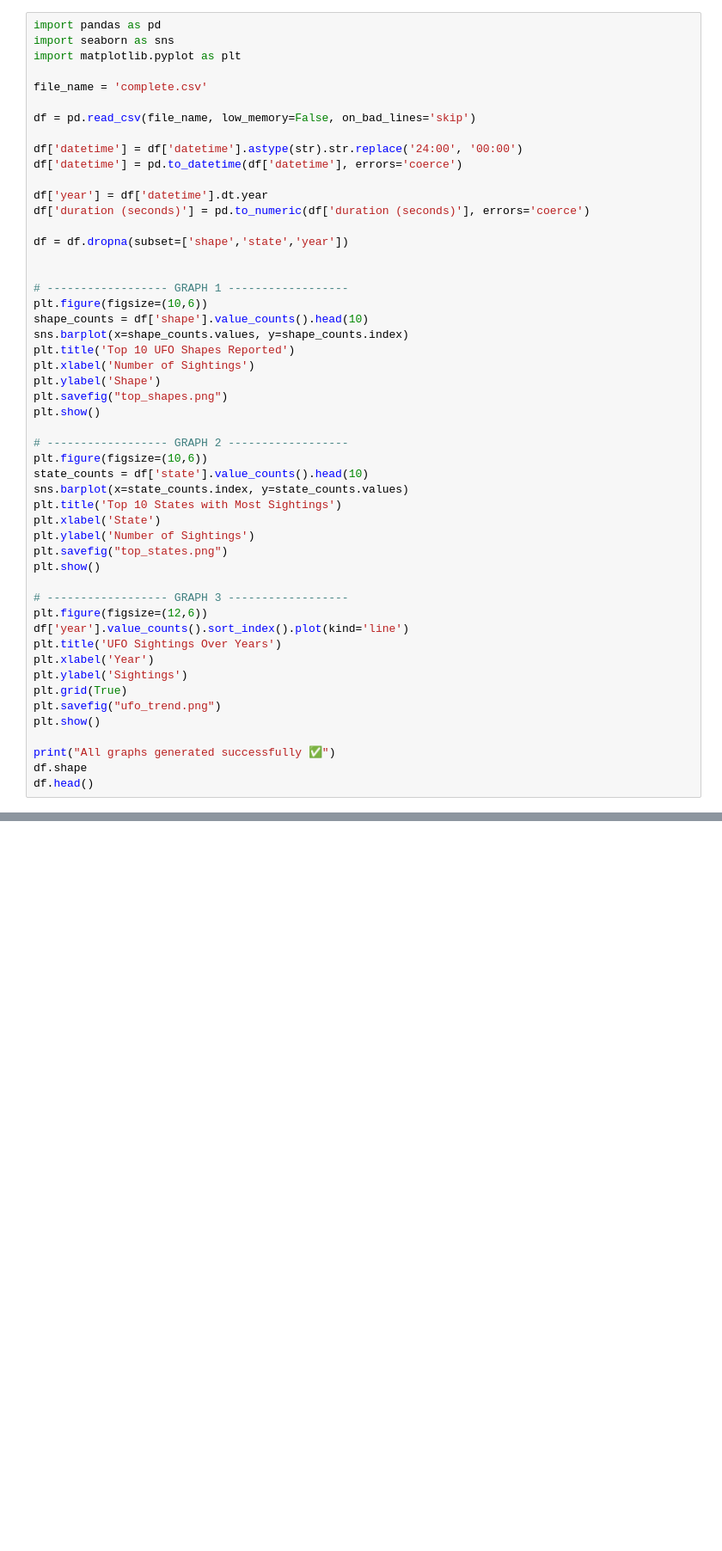
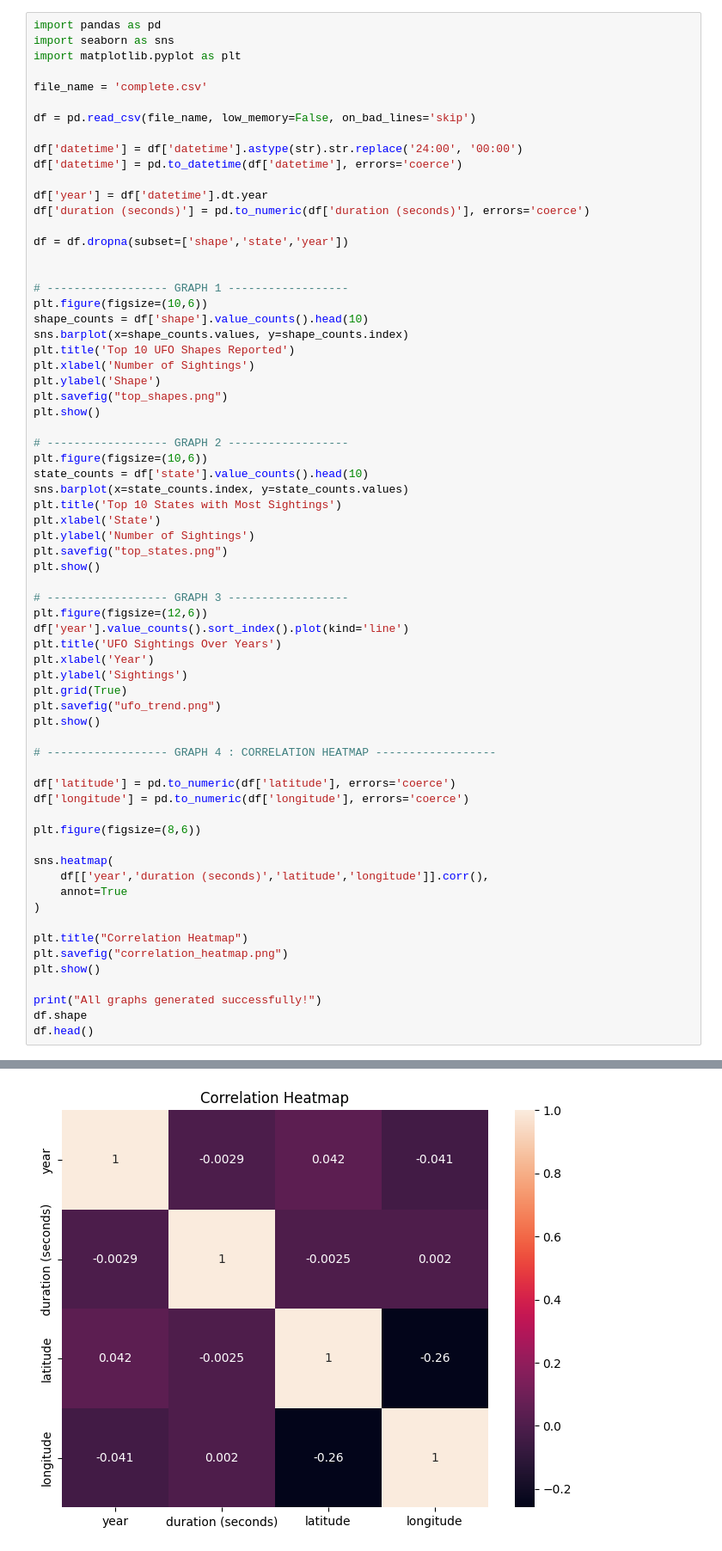
Before and after one commit to NainaKalra/UFO_Sighting_ML, a Jupyter notebook: analysis.ipynb, the cells around one changed output, grey strips where cells are left out. Shown at 86% size. Drawn from its saved outputs; the diff is of its cells as text; blank space fills up the shorter version.

Commit message:
Added correlation heatmap visualization

```diff
--- a/analysis.ipynb
+++ b/analysis.ipynb
@@ -25,31 +25,48 @@ plt.xlabel('Number of Sightings')
 plt.ylabel('Shape')
 plt.savefig("top_shapes.png")
 plt.show()
 
 # ------------------ GRAPH 2 ------------------
 plt.figure(figsize=(10,6))
 state_counts = df['state'].value_counts().head(10)
 sns.barplot(x=state_counts.index, y=state_counts.values)
 plt.title('Top 10 States with Most Sightings')
 plt.xlabel('State')
 plt.ylabel('Number of Sightings')
 plt.savefig("top_states.png")
 plt.show()
 
 # ------------------ GRAPH 3 ------------------
 plt.figure(figsize=(12,6))
 df['year'].value_counts().sort_index().plot(kind='line')
 plt.title('UFO Sightings Over Years')
 plt.xlabel('Year')
 plt.ylabel('Sightings')
 plt.grid(True)
 plt.savefig("ufo_trend.png")
 plt.show()
 
-print("All graphs generated successfully ✅")
+# ------------------ GRAPH 4 : CORRELATION HEATMAP ------------------
+
+df['latitude'] = pd.to_numeric(df['latitude'], errors='coerce')
+df['longitude'] = pd.to_numeric(df['longitude'], errors='coerce')
+
+plt.figure(figsize=(8,6))
+
+sns.heatmap(
+    df[['year','duration (seconds)','latitude','longitude']].corr(),
+    annot=True
+)
+
+plt.title("Correlation Heatmap")
+plt.savefig("correlation_heatmap.png")
+plt.show()
+
+print("All graphs generated successfully!")
 df.shape
 df.head()
 # %% [output]
 [figure]
 [figure]
 [figure]
+[figure, added]
```
Also changed, not shown: parts of 1 cell of this notebook, 1 other file.
